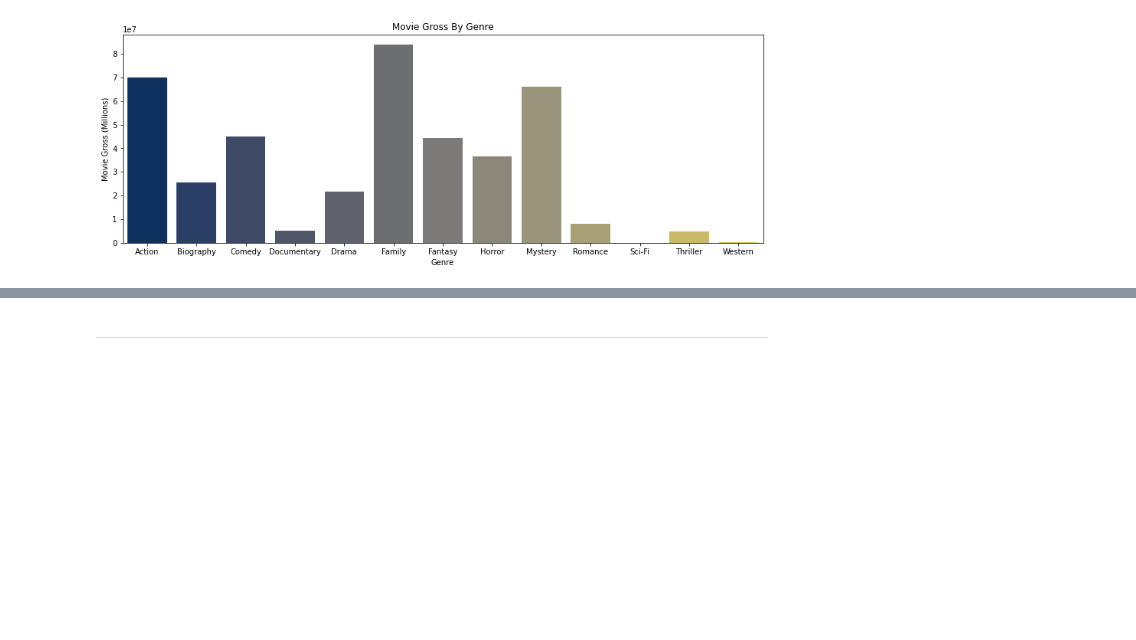
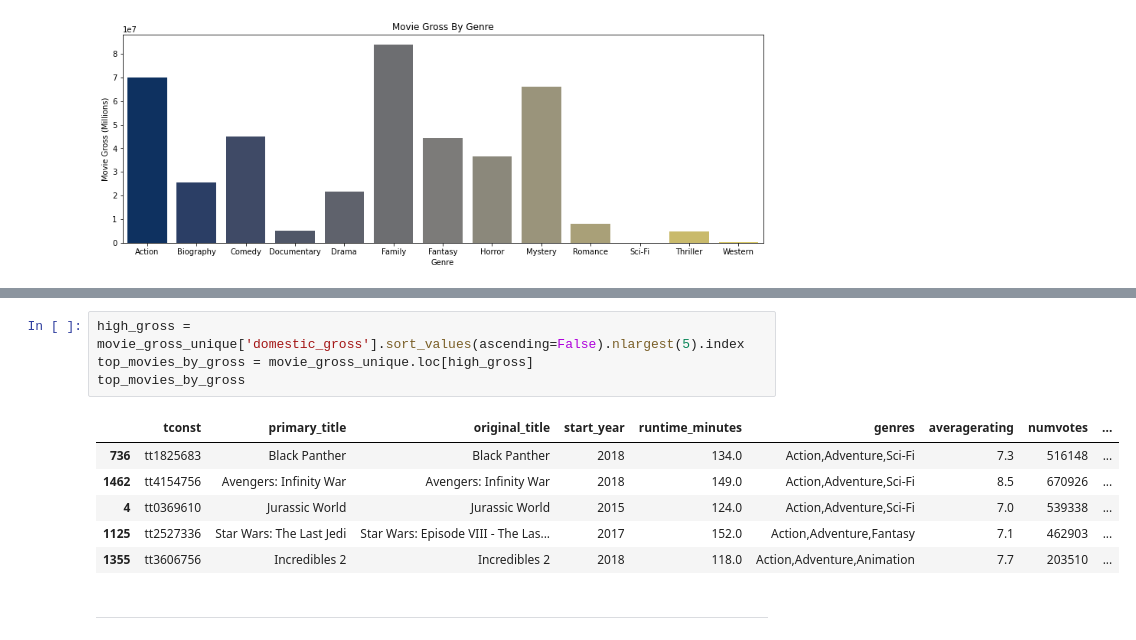
Before and after one commit to hannah-schurman/dcs-phase1-project, a Jupyter notebook: microsoft_movie_analysis.ipynb, the cells around one changed output, grey strips where cells are left out. Saved outputs shown, nothing was run; the diff lists cells and outputs as text; blank space fills up the shorter version.

```diff
--- a/student.ipynb
+++ b/microsoft_movie_analysis.ipynb
@@ -449,3 +461,14 @@ plt.savefig("./Images/movie_gross_by_genre.png", dpi=150);
+# %%
+high_gross = movie_gross_unique['domestic_gross'].sort_values(ascending=False).nlargest(5).index
+top_movies_by_gross = movie_gross_unique.loc[high_gross]
+top_movies_by_gross
+# %% [output]
+|  | tconst | primary_title | original_title | start_year | runtime_minutes | genres | averagerating | numvotes | ... |
+| 736 | tt1825683 | Black Panther | Black Panther | 2018 | 134.0 | Action,Adventure,Sci-Fi | 7.3 | 516148 | ... |
+| 1462 | tt4154756 | Avengers: Infinity War | Avengers: Infinity War | 2018 | 149.0 | Action,Adventure,Sci-Fi | 8.5 | 670926 | ... |
+| 4 | tt0369610 | Jurassic World | Jurassic World | 2015 | 124.0 | Action,Adventure,Sci-Fi | 7.0 | 539338 | ... |
+| 1125 | tt2527336 | Star Wars: The Last Jedi | Star Wars: Episode VIII - The Las... | 2017 | 152.0 | Action,Adventure,Fantasy | 7.1 | 462903 | ... |
+| 1355 | tt3606756 | Incredibles 2 | Incredibles 2 | 2018 | 118.0 | Action,Adventure,Animation | 7.7 | 203510 | ... |
 # %% [markdown]
 ---
 # %%
```
Also changed, not shown: parts of 5 cells of this notebook, 4 other files.
